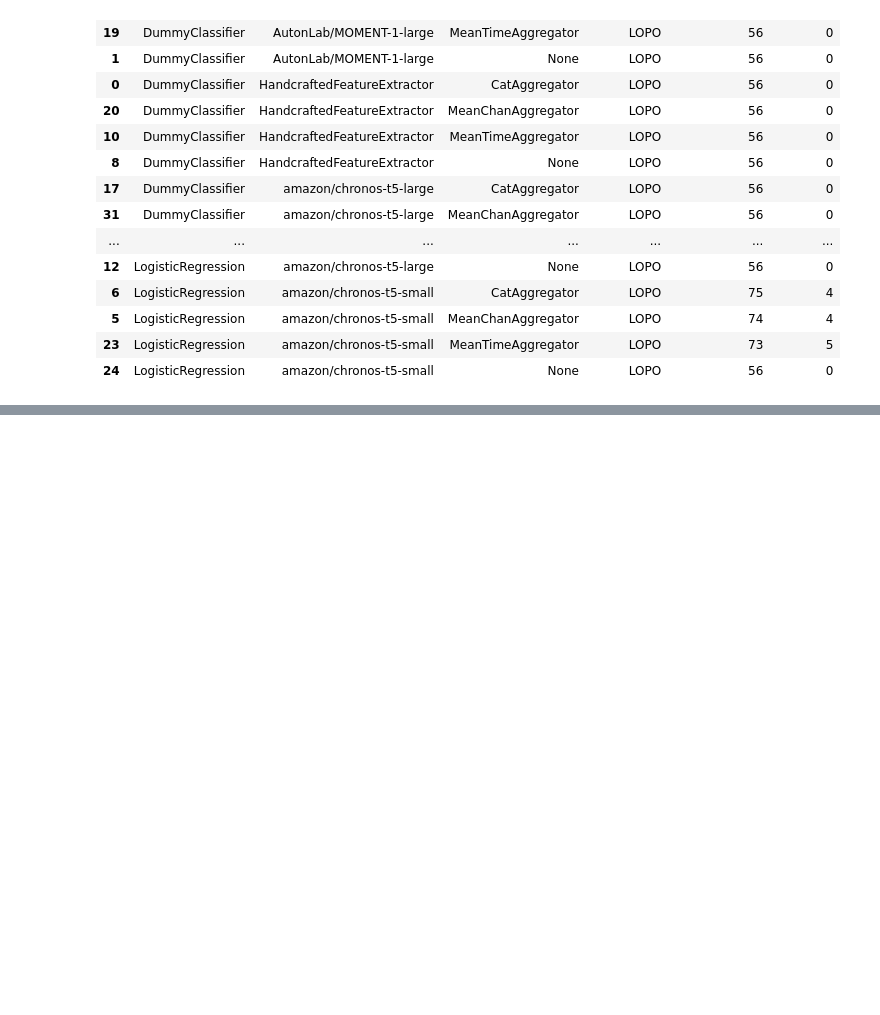
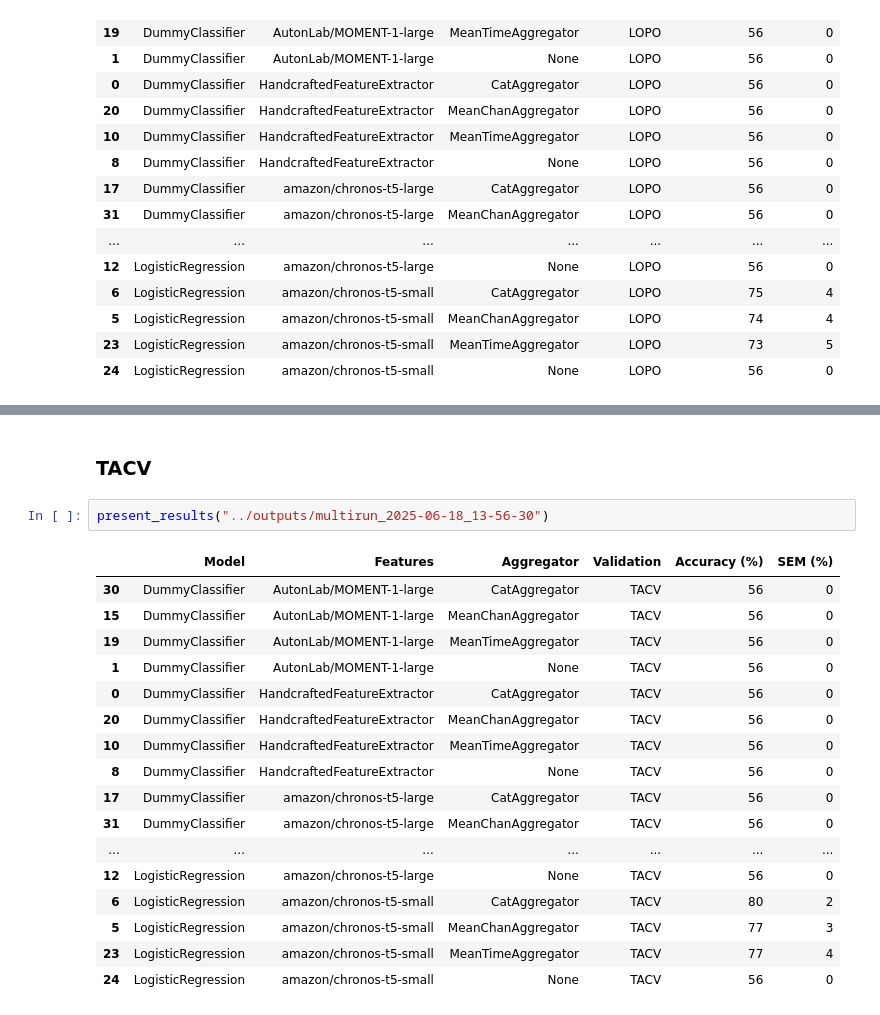
Before and after one commit to LeonardoAlchieri/pretrained_foundation_models_physiological_data, a Jupyter notebook: notebooks/checking_results.ipynb, the cells around one changed output, grey strips where cells are left out. Saved outputs shown, nothing was run; the diff lists cells and outputs as text; blank space fills up the shorter version.

```diff
--- a/notebooks/checking_results.ipynb
+++ b/notebooks/checking_results.ipynb
@@ -101,0 +134,22 @@ present_results("../outputs/multirun_2025-06-18_08-58-59")
+# %% [markdown]
+### TACV
+# %%
+present_results("../outputs/multirun_2025-06-18_13-56-30")
+# %% [output]
+|  | Model | Features | Aggregator | Validation | Accuracy (%) | SEM (%) |
+| 30 | DummyClassifier | AutonLab/MOMENT-1-large | CatAggregator | TACV | 56 | 0 |
+| 15 | DummyClassifier | AutonLab/MOMENT-1-large | MeanChanAggregator | TACV | 56 | 0 |
+| 19 | DummyClassifier | AutonLab/MOMENT-1-large | MeanTimeAggregator | TACV | 56 | 0 |
+| 1 | DummyClassifier | AutonLab/MOMENT-1-large | None | TACV | 56 | 0 |
+| 0 | DummyClassifier | HandcraftedFeatureExtractor | CatAggregator | TACV | 56 | 0 |
+| 20 | DummyClassifier | HandcraftedFeatureExtractor | MeanChanAggregator | TACV | 56 | 0 |
+| 10 | DummyClassifier | HandcraftedFeatureExtractor | MeanTimeAggregator | TACV | 56 | 0 |
+| 8 | DummyClassifier | HandcraftedFeatureExtractor | None | TACV | 56 | 0 |
+| 17 | DummyClassifier | amazon/chronos-t5-large | CatAggregator | TACV | 56 | 0 |
+| 31 | DummyClassifier | amazon/chronos-t5-large | MeanChanAggregator | TACV | 56 | 0 |
+| ... | ... | ... | ... | ... | ... | ... |
+| 12 | LogisticRegression | amazon/chronos-t5-large | None | TACV | 56 | 0 |
+| 6 | LogisticRegression | amazon/chronos-t5-small | CatAggregator | TACV | 80 | 2 |
+| 5 | LogisticRegression | amazon/chronos-t5-small | MeanChanAggregator | TACV | 77 | 3 |
+| 23 | LogisticRegression | amazon/chronos-t5-small | MeanTimeAggregator | TACV | 77 | 4 |
+| 24 | LogisticRegression | amazon/chronos-t5-small | None | TACV | 56 | 0 |
```
Also changed, not shown: parts of 42 cells of this notebook, 3 other files.
